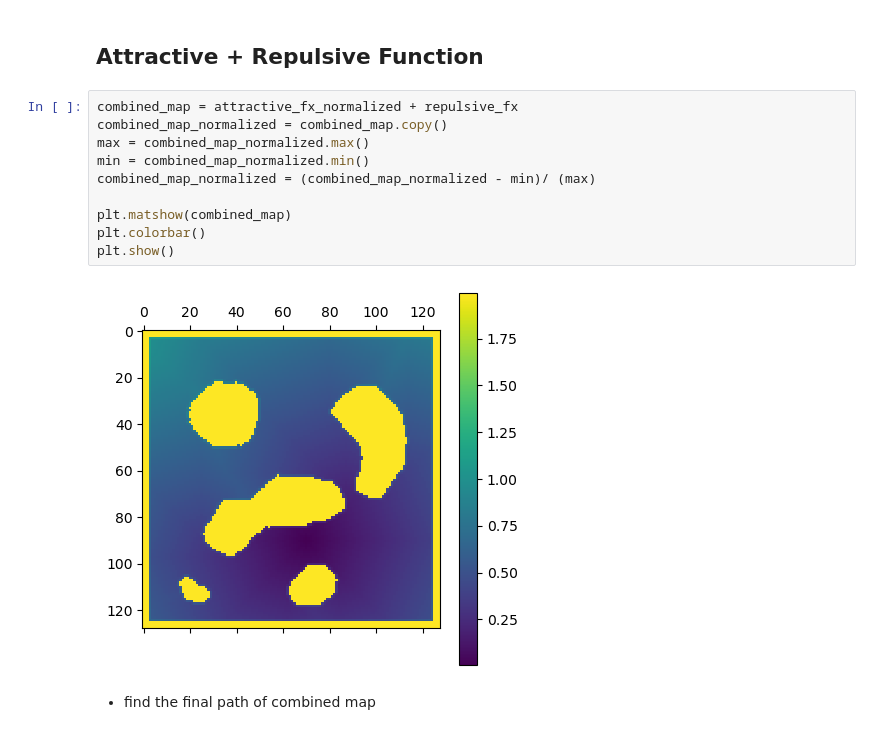
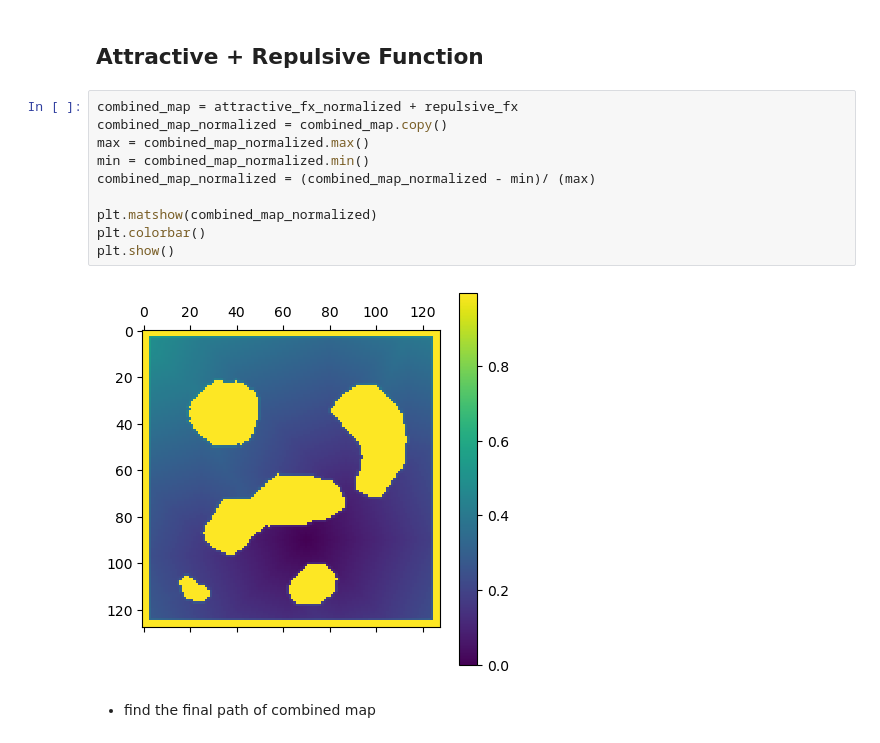
Before and after one commit to bright46983/IFROS, a Jupyter notebook: Autonomous_System/Lab1/potential_function_TANAKRIT_ZEWDIE.ipynb, the cells around one changed output. Saved outputs shown, nothing was run; the diff lists cells and outputs as text.

```diff
--- a/Autonomous_System/Lab1/potential_function_TANAKRIT_ZEWDIE.ipynb
+++ b/Autonomous_System/Lab1/potential_function_TANAKRIT_ZEWDIE.ipynb
@@ -358,15 +358,15 @@ plt.show()
 # %%
 combined_map = attractive_fx_normalized + repulsive_fx
 combined_map_normalized = combined_map.copy()
 max = combined_map_normalized.max()
 min = combined_map_normalized.min()
 combined_map_normalized = (combined_map_normalized - min)/ (max)
 
-plt.matshow(combined_map)
+plt.matshow(combined_map_normalized)
 plt.colorbar()
 plt.show()
 # %% [output]
-[figure, old version]
+[figure, new version]
 # %% [markdown]
 - find the final path of combined map
 # %%
```
Also changed, not shown: 27 other files.
